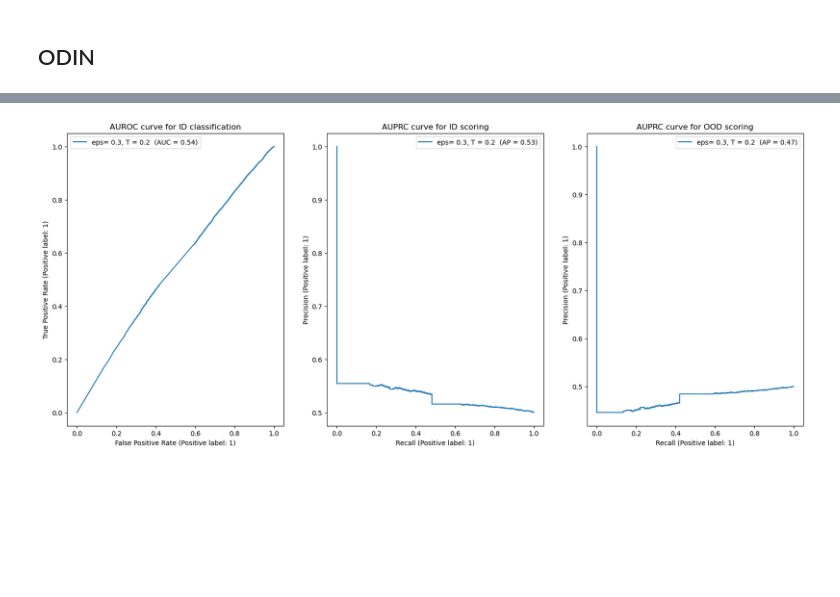
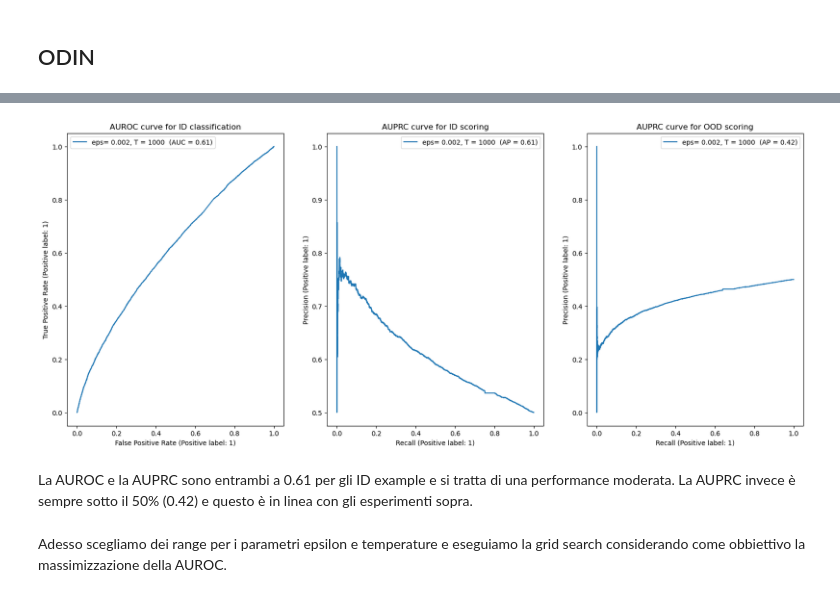
Before and after one commit to vittoriocasula/DLA-Project, a Jupyter notebook: lab4/Lab4.ipynb, the cells around one changed output, grey strips where cells are left out. Drawn from its saved outputs; the diff is of its cells as text; code cells hidden in the pictures; blank space fills up the shorter version.

```diff
--- a/lab4/Lab4.ipynb
+++ b/lab4/Lab4.ipynb
@@ -807,7 +911,7 @@ def odin_score(dl, model, T, eps):
     logits = collect_logits(model, dl_odin)
     prob = torch.softmax(logits / T, dim=1)  # temperature scaling
     softmax_score = torch.max(prob, dim=1).values
-    return softmax_score.numpy()
+    return logits.numpy(), prob.numpy(), softmax_score.numpy()
 
 
 def score(dl, model, T, eps):
@@ -815,6 +921,6 @@ def score(dl, model, T, eps):
 # %%
-T = 0.2
-eps = 0.3
+T = 1000
+eps = 0.002
 # %%
-scores_IN = score(in_data, model, T, eps)
-scores_OOD = score(ood_data, model, T, eps)
+logits_ID, _, scores_ID = score(in_data, model, T, eps)
+logits_OOD, _, scores_OOD = score(ood_data, model, T, eps)
@@ -839,0 +953,4 @@ weighted avg       0.53      0.51      0.38     20000
+# %%
+_ = plt.hist(logits_ID.max(1), bins=100, density=True, alpha=0.5, label="ID")
+_ = plt.hist(logits_OOD.max(1), bins=100, density=True, alpha=0.5, label="OOD")
+plt.legend()
@@ -878,33 +1000,37 @@ def pr_curve(dl_in, dl_out, scores_in, scores_ood, label_positive, eps, T, ax):
 # %%
 torch.manual_seed(42)
 
 
 fig, axs = plt.subplots(1, 3, figsize=(20, 8))  # 1 row, 3 columns
 
-roc_curve(in_data, ood_data, scores_IN, scores_OOD, eps=eps, T=T, ax=axs[0])
+roc_curve(in_data, ood_data, scores_ID, scores_OOD, eps=eps, T=T, ax=axs[0])
 pr_curve(
     in_data,
     ood_data,
-    scores_IN,
+    scores_ID,
     scores_OOD,
     label_positive="id",
     eps=eps,
     T=T,
     ax=axs[1],
 )
 
 pr_curve(
     in_data,
     ood_data,
-    scores_IN,
+    scores_ID,
     scores_OOD,
     label_positive="ood",
     eps=eps,
     T=T,
     ax=axs[2],
 )
 
 plt.show()
 # %% [output]
-[figure, old version]
+[figure, new version]
+# %% [markdown]
+La AUROC e la AUPRC sono entrambi a 0.61 per gli ID example e si tratta di una performance moderata. La AUPRC invece è sempre sotto il 50% (0.42) e questo è in linea con gli esperimenti sopra.
+# %% [markdown]
+Adesso scegliamo dei range per i parametri epsilon e temperature e eseguiamo la grid search considerando come obbiettivo la massimizzazione della AUROC.
 # %%
```
Also changed, not shown: parts of 53 cells of this notebook.
